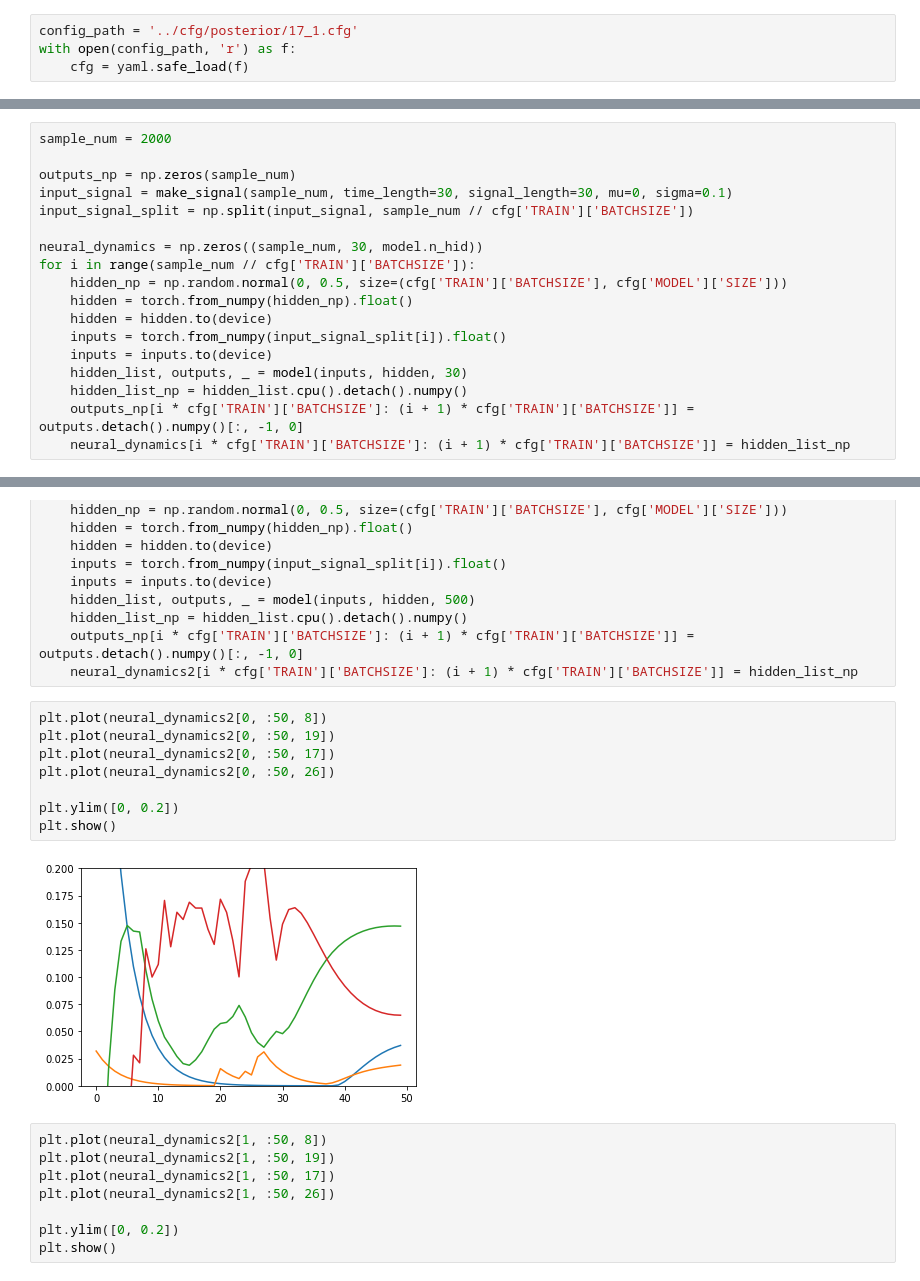
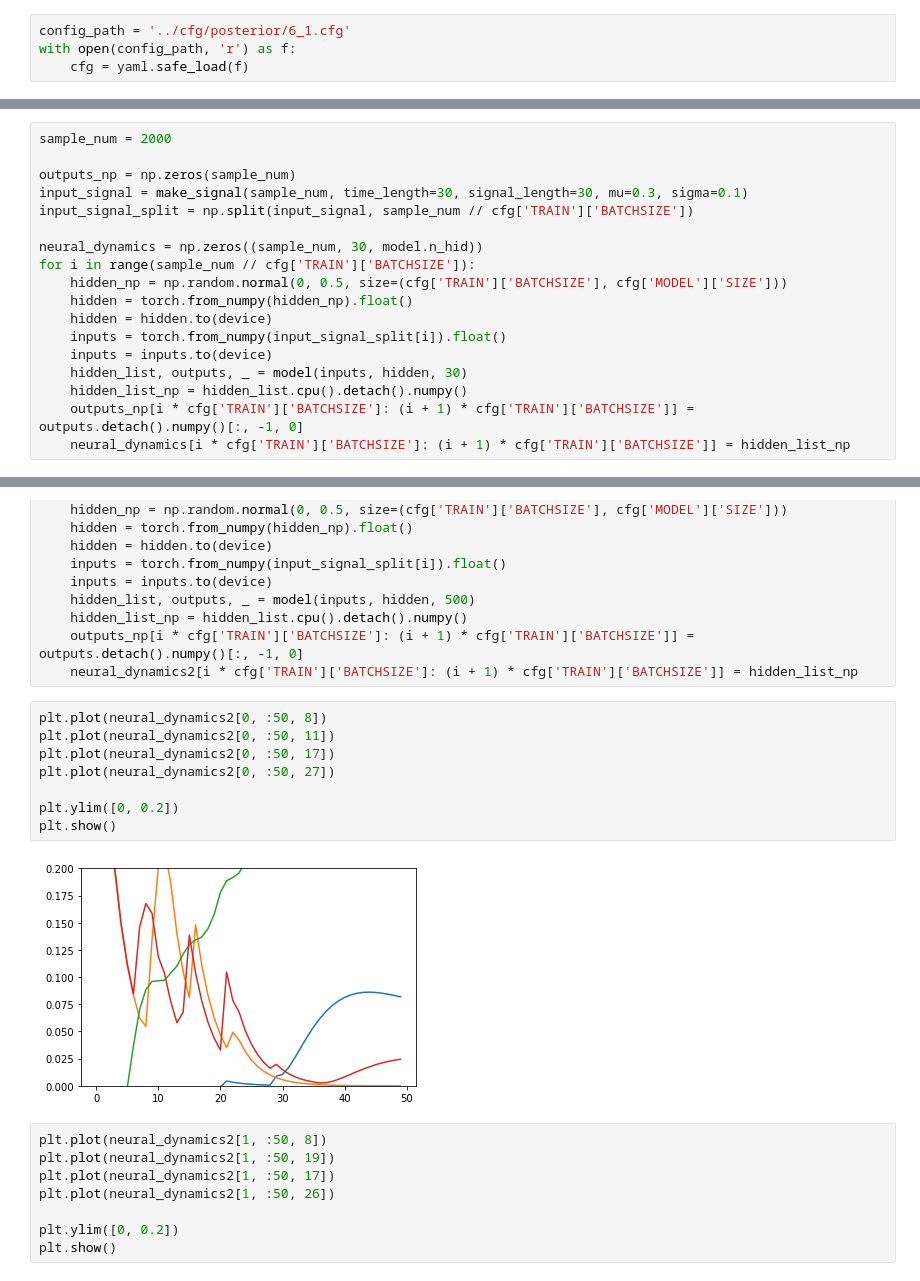
Before and after one commit to tripdancer0916/probabilistic-inference-rnn, a Jupyter notebook: jupyter/check_results.ipynb, the cells around one changed output, grey strips where cells are left out. Cells and saved outputs as stored; diff of their text form.

```diff
--- a/jupyter/check_results.ipynb
+++ b/jupyter/check_results.ipynb
@@ -32,7 +32,7 @@ def make_signal(N, time_length, signal_length, mu, sigma):
         input_signals[i, :signal_length, 0] = signal
     return input_signals
 # %%
-config_path = '../cfg/posterior/17_1.cfg'
+config_path = '../cfg/posterior/6_1.cfg'
 with open(config_path, 'r') as f:
     cfg = yaml.safe_load(f)
 # %%
@@ -118,7 +114,7 @@ os.makedirs('figures', exist_ok=True)
 sample_num = 2000
 
 outputs_np = np.zeros(sample_num)
-input_signal = make_signal(sample_num, time_length=30, signal_length=30, mu=0, sigma=0.1)
+input_signal = make_signal(sample_num, time_length=30, signal_length=30, mu=0.3, sigma=0.1)
 input_signal_split = np.split(input_signal, sample_num // cfg['TRAIN']['BATCHSIZE'])
 
 neural_dynamics = np.zeros((sample_num, 30, model.n_hid))
@@ -281,14 +277,14 @@ for i in range(sample_num // cfg['TRAIN']['BATCHSIZE']):
     neural_dynamics2[i * cfg['TRAIN']['BATCHSIZE']: (i + 1) * cfg['TRAIN']['BATCHSIZE']] = hidden_list_np
 # %%
 plt.plot(neural_dynamics2[0, :50, 8])
-plt.plot(neural_dynamics2[0, :50, 19])
+plt.plot(neural_dynamics2[0, :50, 11])
 plt.plot(neural_dynamics2[0, :50, 17])
-plt.plot(neural_dynamics2[0, :50, 26])
+plt.plot(neural_dynamics2[0, :50, 27])
 
 plt.ylim([0, 0.2])
 plt.show()
 # %% [output]
-[figure, old version]
+[figure, new version]
 # %%
 plt.plot(neural_dynamics2[1, :50, 8])
 plt.plot(neural_dynamics2[1, :50, 19])
```
Also changed, not shown: parts of 6 cells of this notebook, 2 other files.
